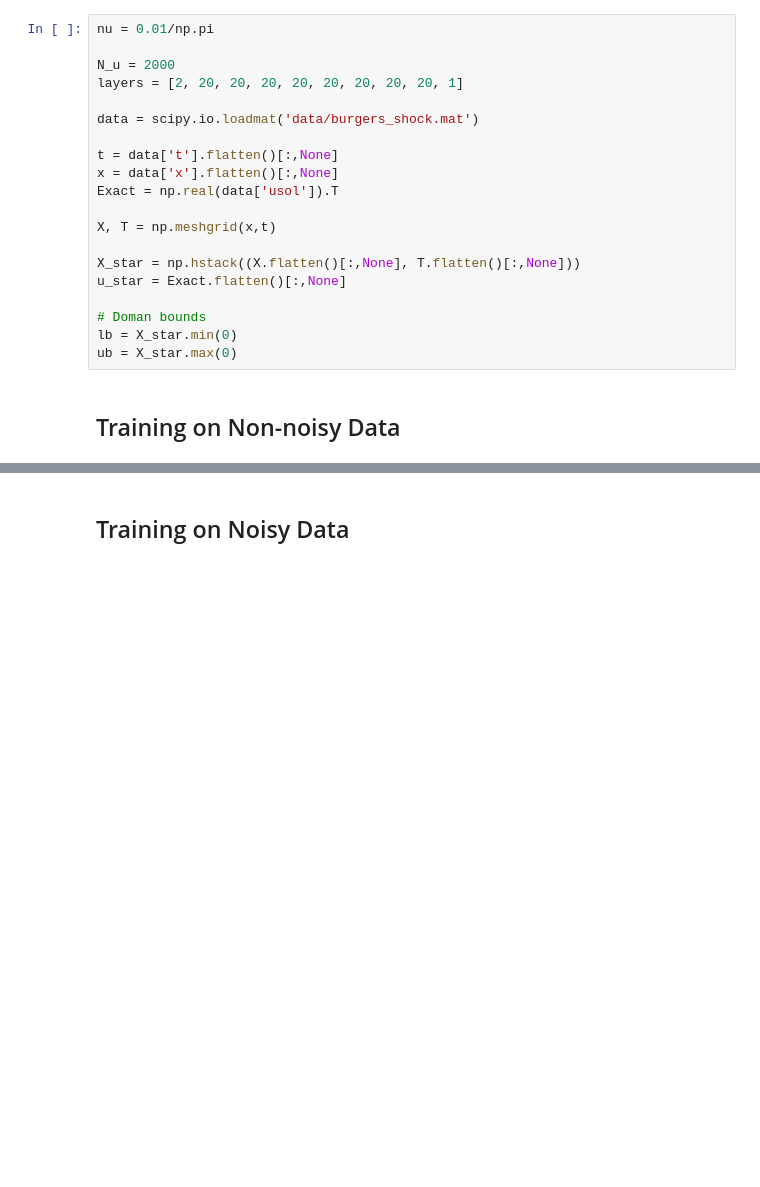
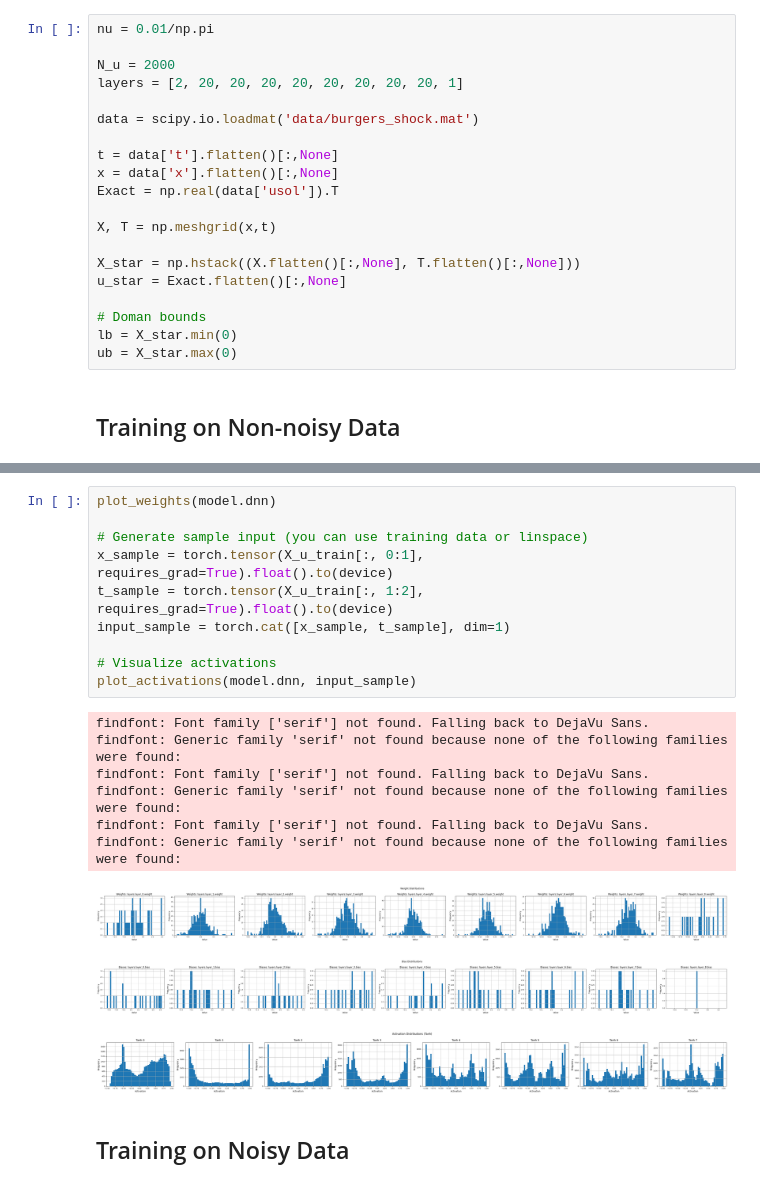
Before and after one commit to IseanB/Robustifying-Dynamic-Quantization-of-PINNs, a Jupyter notebook: Burgers Identification (PyTorch).ipynb, the cells around one changed output, grey strips where cells are left out. Saved outputs shown, nothing was run; the diff lists cells and outputs as text; blank space fills up the shorter version.

Commit message:
weights and activation distribution visualization

```diff
--- a/Burgers Identification (PyTorch).ipynb
+++ b/Burgers Identification (PyTorch).ipynb
@@ -293,3 +372,23 @@ Error l2: 0.83613%
+# %%
+plot_weights(model.dnn)
+
+# Generate sample input (you can use training data or linspace)
+x_sample = torch.tensor(X_u_train[:, 0:1], requires_grad=True).float().to(device)
+t_sample = torch.tensor(X_u_train[:, 1:2], requires_grad=True).float().to(device)
+input_sample = torch.cat([x_sample, t_sample], dim=1)
+
+# Visualize activations
+plot_activations(model.dnn, input_sample)
+# %% [output]
+findfont: Font family ['serif'] not found. Falling back to DejaVu Sans.
+findfont: Generic family 'serif' not found because none of the following families were found:
+findfont: Font family ['serif'] not found. Falling back to DejaVu Sans.
+findfont: Generic family 'serif' not found because none of the following families were found:
+findfont: Font family ['serif'] not found. Falling back to DejaVu Sans.
+findfont: Generic family 'serif' not found because none of the following families were found:
+[figure, added]
+[figure, added]
+[figure, added]
 # %% [markdown]
 ## Training on Noisy Data
 # %%
```
Also changed, not shown: parts of 13 cells of this notebook.
